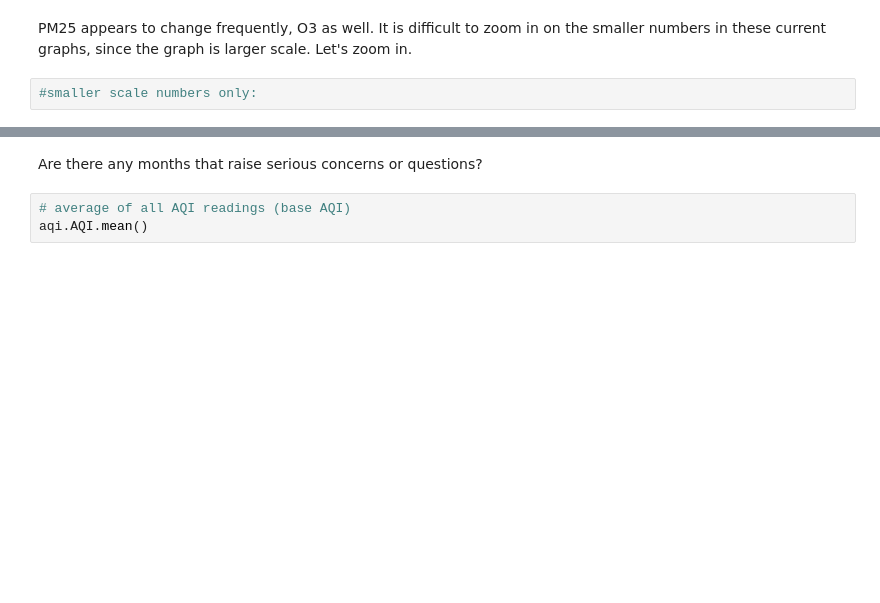
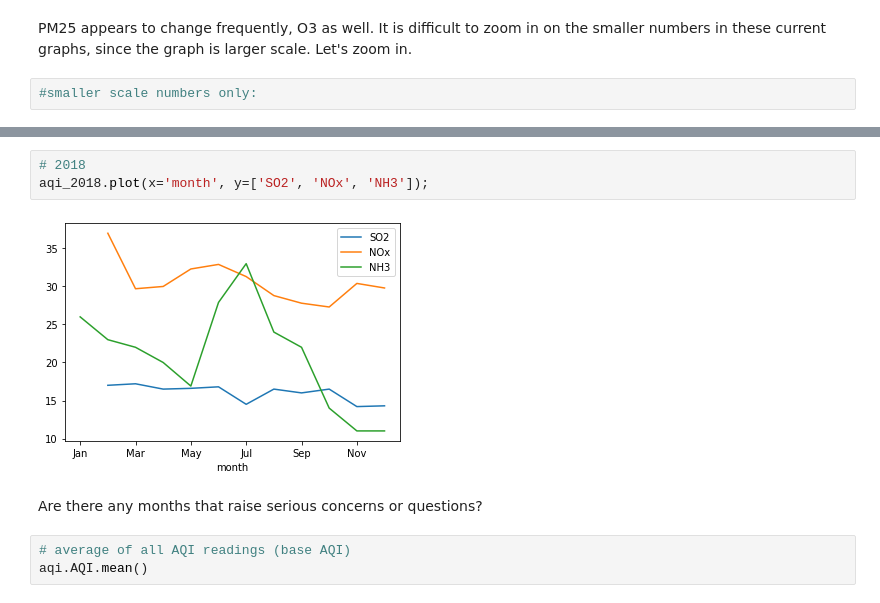
Before and after one commit to danileahacker/Air-Quality-in-Hyderabad-Pollution-Analysis, a Jupyter notebook: pollution_eda.ipynb, the cells around one changed output, grey strips where cells are left out. Cells and saved outputs as stored; diff of their text form; blank space fills up the shorter version.

```diff
--- a/pollution_eda.ipynb
+++ b/pollution_eda.ipynb
@@ -373,3 +378,8 @@ PM25 appears to change frequently, O3 as well. It is difficult to zoom in on the
+# %%
+# 2018
+aqi_2018.plot(x='month', y=['SO2', 'NOx', 'NH3']);
+# %% [output]
+[figure, added]
 # %% [markdown]
 Are there any months that raise serious concerns or questions?
 # %%
```
Also changed, not shown: parts of 1 cell of this notebook.
